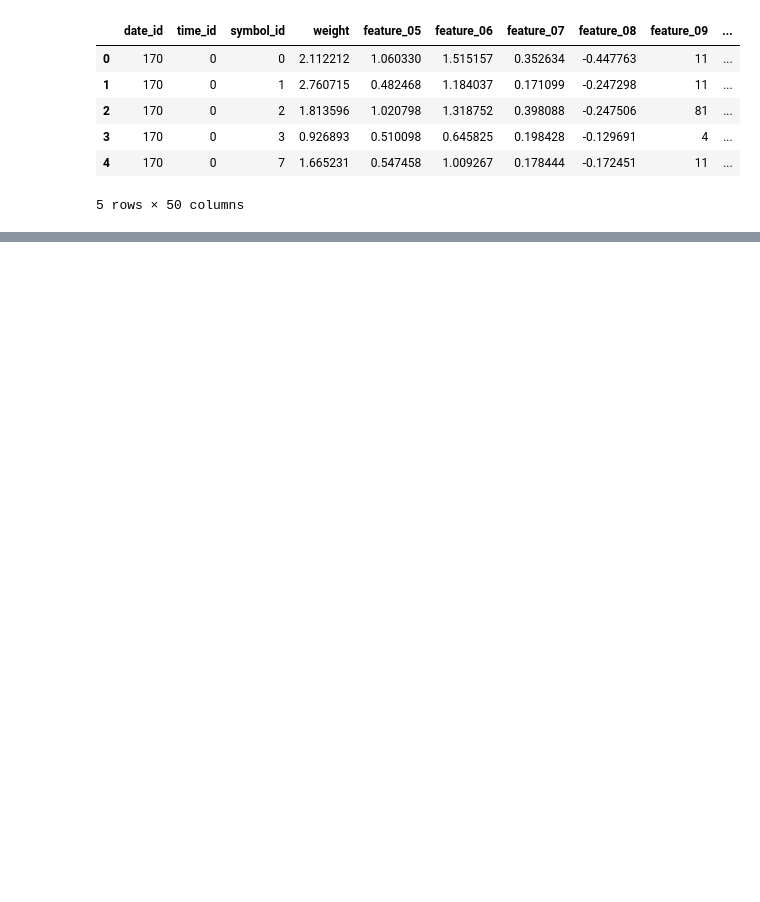
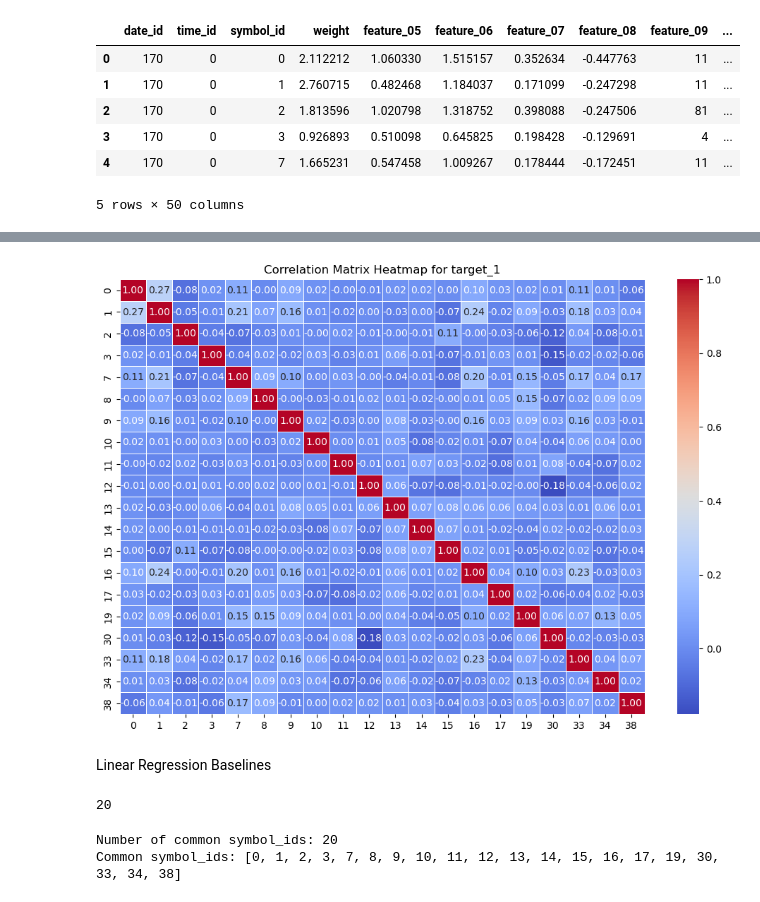
Before and after one commit to sarwagya-p/Tech-GC-Quant, a Jupyter notebook: first.ipynb, the cells around one changed output, grey strips where cells are left out. Cells and saved outputs as stored; diff of their text form; code cells hidden in the pictures; blank space fills up the shorter version.

```diff
--- a/first.ipynb
+++ b/first.ipynb
@@ -194,0 +32,12 @@ Training Random Forest for target_1...
+# %%
+# Step 1: Sort train_df by symbol_id
+train_df = train_df.sort_values(by="symbol_id")
+
+# Step 2: Group by symbol_id and sort each group by date_id and time_id
+train_symbol_dfs = {
+    symbol: df.sort_values(by=["date_id", "time_id"])  # Sorting within each symbol_id
+    for symbol, df in train_df.groupby("symbol_id")
+}
+
+# Print number of unique symbol_ids
+print(f"Created {len(train_symbol_dfs)} sorted dataframes, one for each unique symbol_id.")
@@ -194,0 +70,39 @@ Training Random Forest for target_1...
+# %%
+# Step 1: Extract target_1 values for each symbol_id
+target_1_dict = {symbol: df["target_1"].reset_index(drop=True) for symbol, df in train_symbol_dfs.items()}
+
+# Step 2: Convert dictionary to a DataFrame (columns = symbol_ids, rows = target_1 values)
+target_1_df = pd.DataFrame(target_1_dict)
+
+# Step 3: Compute correlation matrix
+correlation_matrix = target_1_df.corr()
+
+# Step 4: Plot heatmap
+plt.figure(figsize=(12, 8))
+sns.heatmap(correlation_matrix, annot=True, cmap="coolwarm", fmt=".2f", linewidths=0.5)
+plt.title("Correlation Matrix Heatmap for target_1")
+plt.show()
+# %% [output]
+[figure, added]
+# %% [markdown]
+Linear Regression Baselines
+# %%
+test_df['symbol_id']
+# %% [output]
+20
+# %%
+# Get unique symbol_ids from train and test DataFrames
+train_symbols = set(train_df["symbol_id"].unique())
+test_symbols = set(test_df["symbol_id"].unique())
+
+# Find common symbol_ids
+common_symbols = train_symbols & test_symbols  # Intersection of sets
+
+# Convert to sorted list (optional)
+common_symbols = sorted(common_symbols)
+
+print(f"Number of common symbol_ids: {len(common_symbols)}")
+print("Common symbol_ids:", common_symbols)
+# %% [output]
+Number of common symbol_ids: 20
+Common symbol_ids: [0, 1, 2, 3, 7, 8, 9, 10, 11, 12, 13, 14, 15, 16, 17, 19, 30, 33, 34, 38]
```
Also changed, not shown: parts of 16 cells of this notebook.
